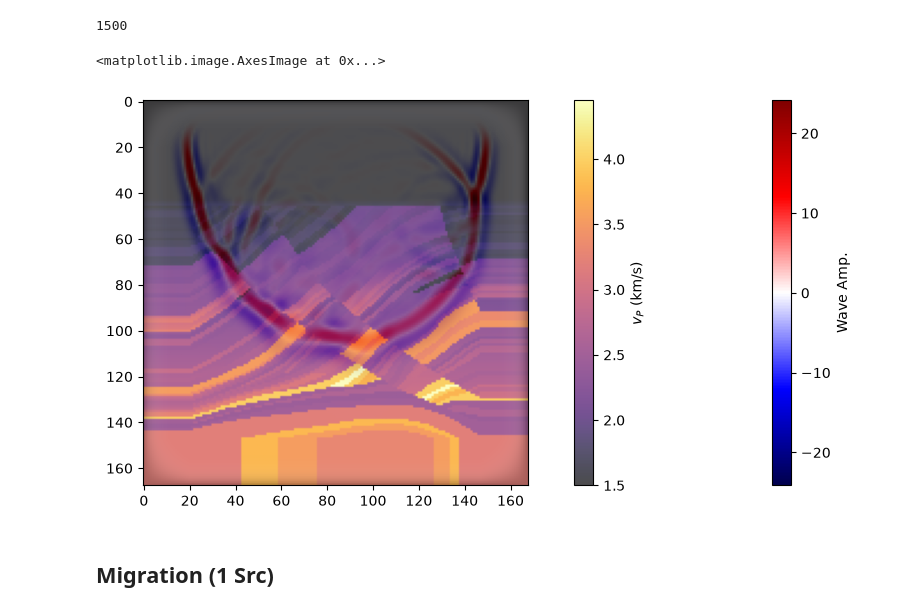
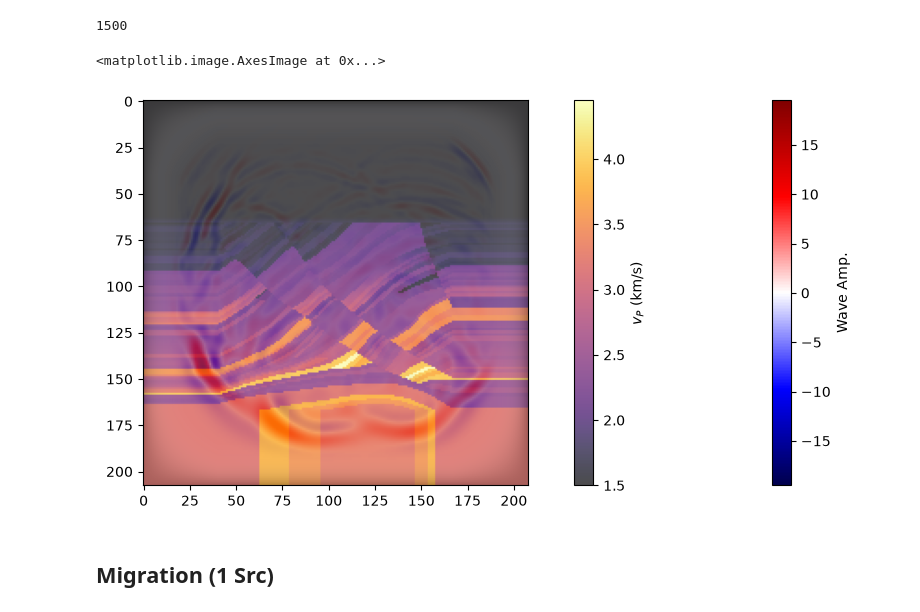
Before and after one commit to alphanumeric-username/geod67-project, a Jupyter notebook: seismic_modeling.ipynb, the cells around one changed output. Saved outputs shown, nothing was run; the diff lists cells and outputs as text; code cells hidden in the pictures.

```diff
--- a/seismic_modeling.ipynb
+++ b/seismic_modeling.ipynb
@@ -25,7 +25,7 @@ shape = (1, 128, 128, 1)
 h = (20, 20)
 # h = (5, 5)
 
-nbl = 20
+nbl = 40
 
 fd_order = 4
 
@@ -116,21 +116,21 @@ ap.nt
 # %% [output]
 1500
 # %%
-idx = 500
+idx = 700
 vmax = np.abs(u_history[idx]).max()
 plt.figure(figsize=(15,5))
 plt.imshow(tf.transpose(u_history[idx][0, :, :, 0]) - np.median(u_history[idx][0, :, :, 0]), cmap='seismic', vmax=vmax , vmin=-vmax)
 # plt.imshow(u_history[idx].T - u_history[idx-1].T, cmap='seismic', vmax=vmax , vmin=-vmax)
 plt.colorbar(label='Wave Amp.')
 plt.imshow(tf.transpose(vp.data[0, :, :, 0]), cmap='inferno', alpha=0.7, vmin = vp.data.min(), vmax=vp.data.max())
 plt.colorbar(label='$v_P$ (km/s)')
 plt.imshow(tf.transpose(1-damp_mask)[0,:,:,0], cmap='grey', alpha=tf.transpose(damp_mask)[0,:,:,0]/4)
 
 # plt.scatter
 # plt.colorbar(label='$v_P$ (km/s)')
 # %% [output]
 <matplotlib.image.AxesImage at 0x...>
-[figure, old version]
+[figure, new version]
 # %% [markdown]
 ## Migration (1 Src)
 # %%
```
Also changed, not shown: parts of 29 cells of this notebook, 13 other files.
